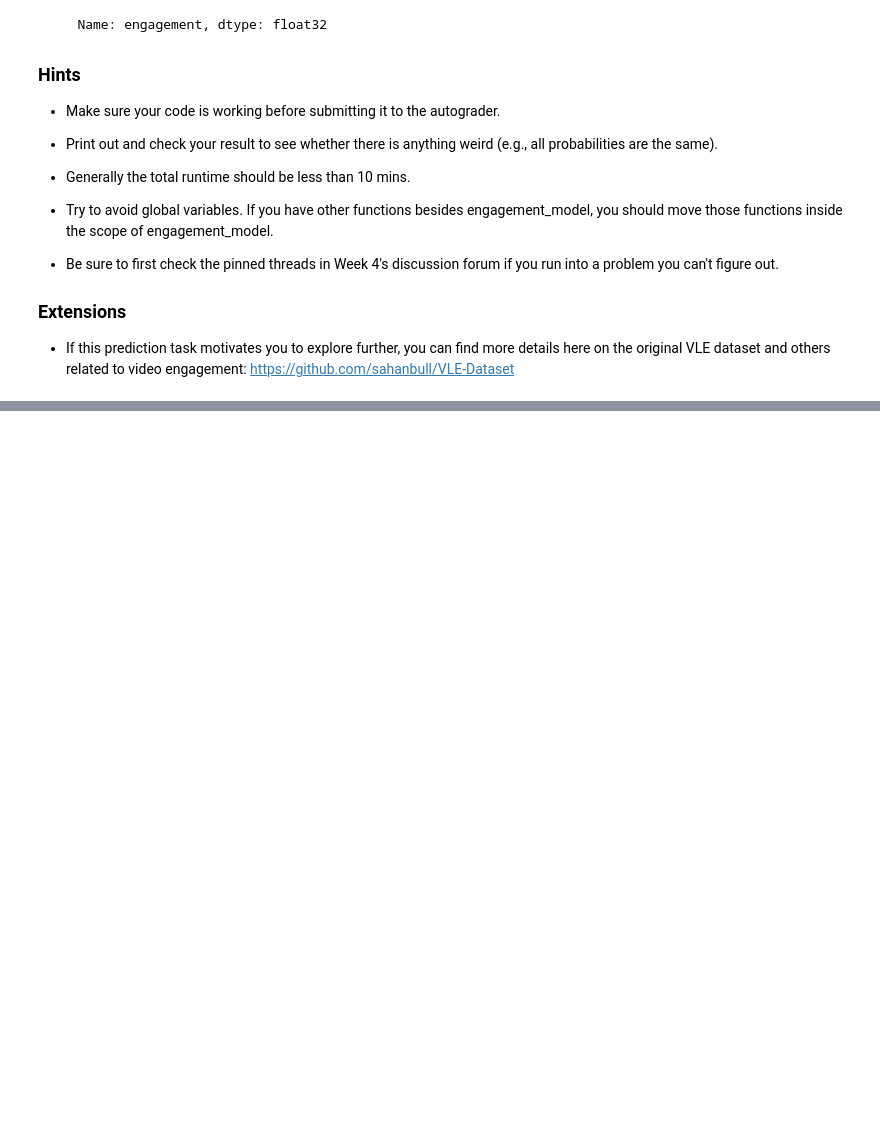
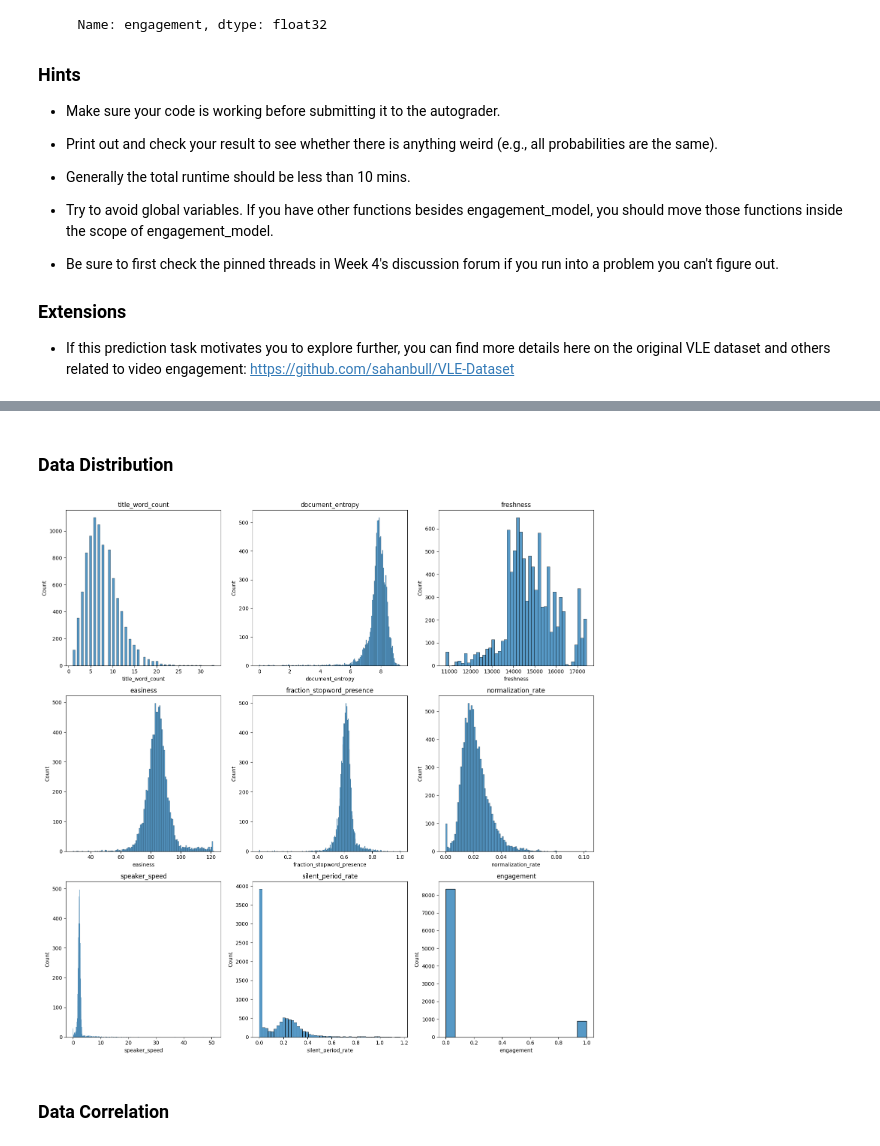
Before and after one commit to jpradas1/Applied_Machine-Learning_Python, a Jupyter notebook: Week_4/Assignment_4.ipynb, the cells around one changed output, grey strips where cells are left out. Cells and saved outputs as stored; diff of their text form; code cells hidden in the pictures; blank space fills up the shorter version.

```diff
--- a/Week_4/Assignment_4.ipynb
+++ b/Week_4/Assignment_4.ipynb
@@ -124,0 +148,4 @@ assert np.issubdtype(stu_ans.index.dtype, np.integer), "Your answer pd.Series sh
+# %%
+df_train = pd.read_csv('./assets/train.csv')
+print(df_train.shape)
+df_train.head()
@@ -124,0 +160,16 @@ assert np.issubdtype(stu_ans.index.dtype, np.integer), "Your answer pd.Series sh
+# %% [markdown]
+### Data Distribution
+# %%
+fig, subaxes = plt.subplots(int(len(df_train.columns[1:-1])/3) + 1 , 3, figsize=(15, 15))
+ii = 1
+for row in subaxes:
+    for this_axis in row:
+        sns.histplot(df_train.iloc[:, ii], ax=this_axis)
+        this_axis.set_title('{}'.format(df_train.columns[ii]))
+        ii = ii + 1
+plt.tight_layout()
+plt.show()
+# %% [output]
+[figure, added]
+# %% [markdown]
+### Data Correlation
```
Also changed, not shown: parts of 30 cells of this notebook, 6 other files.
